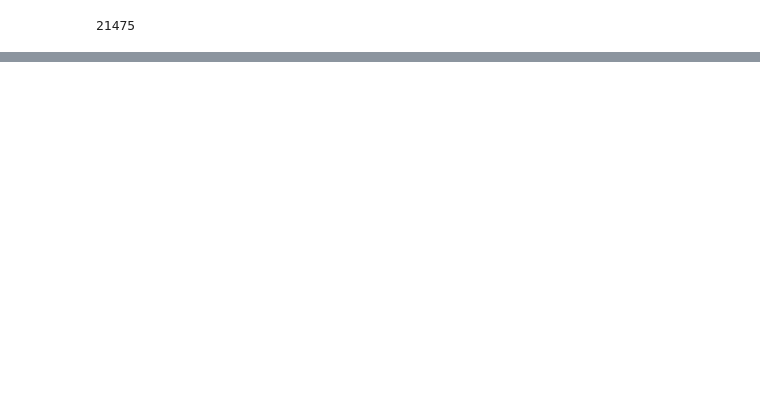
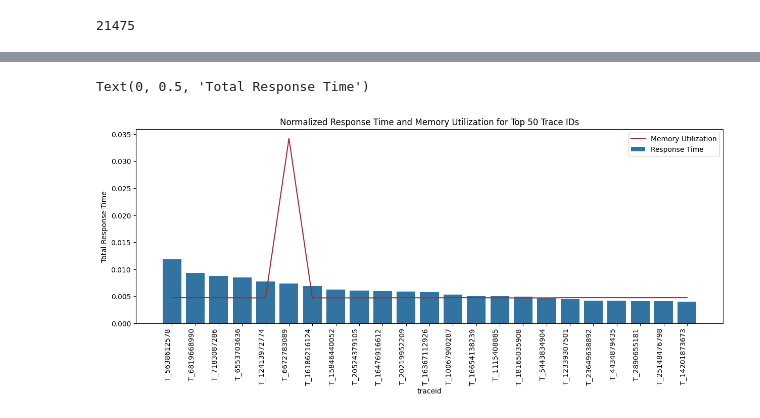
Before and after one commit to Prasanna2002/Alibaba_trace, a Jupyter notebook: ssp.ipynb, the cells around one changed output, grey strips where cells are left out. Drawn from its saved outputs; the diff is of its cells as text; code cells hidden in the pictures; blank space fills up the shorter version.

```diff
--- a/ssp.ipynb
+++ b/ssp.ipynb
@@ -706,0 +889,2 @@ array([115352,  86450, 155753, ..., 144989,  14773, 104778],
+# %%
+df_joined_mem['norm_mem_util'] = (df_joined_mem['memory_utilization'])/(df_joined_mem['memory_utilization'].sum())
@@ -706,0 +893,2 @@ array([115352,  86450, 155753, ..., 144989,  14773, 104778],
+# %%
+top_mem_utils = df_joined_mem[df_joined_mem['traceid'].isin(sorted_calls.head(50)['traceid'])]
@@ -706,0 +912,13 @@ array([115352,  86450, 155753, ..., 144989,  14773, 104778],
+# %%
+plt.figure(figsize=(15, 5))
+
+sns.barplot(data=sorted_calls_top, x="traceid", y="normalized_rt",label = 'Response Time')
+sns.lineplot(data = top_mem_utils, x="traceid", y="norm_mem_util",label = 'Memory Utilization',color='brown')
+
+plt.xticks(rotation=90, ha='right')
+plt.title("Normalized Response Time and Memory Utilization for Top 50 Trace IDs")
+plt.xlabel('traceid')
+plt.ylabel('Total Response Time')
+# %% [output]
+Text(0, 0.5, 'Total Response Time')
+[figure, added]
```
Also changed, not shown: parts of 177 cells of this notebook, 2 other files.
